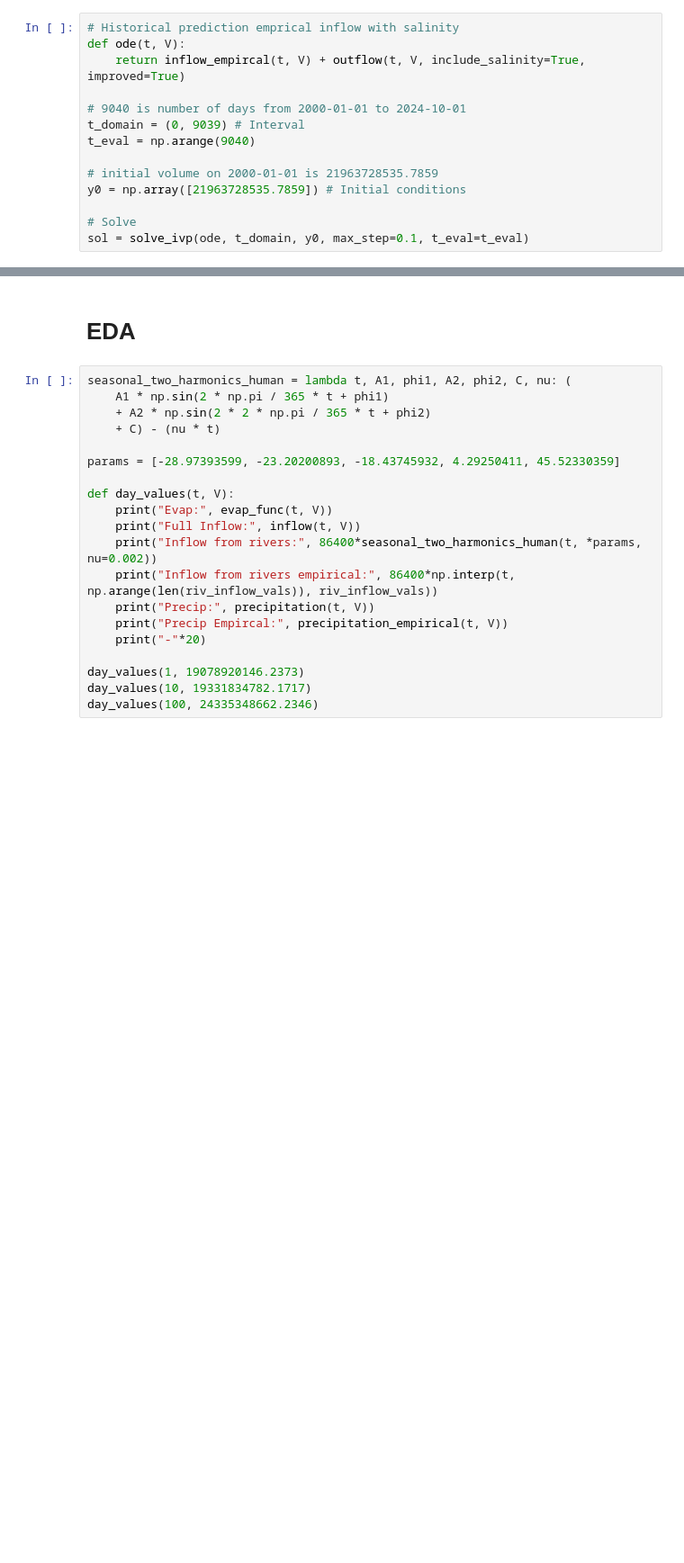
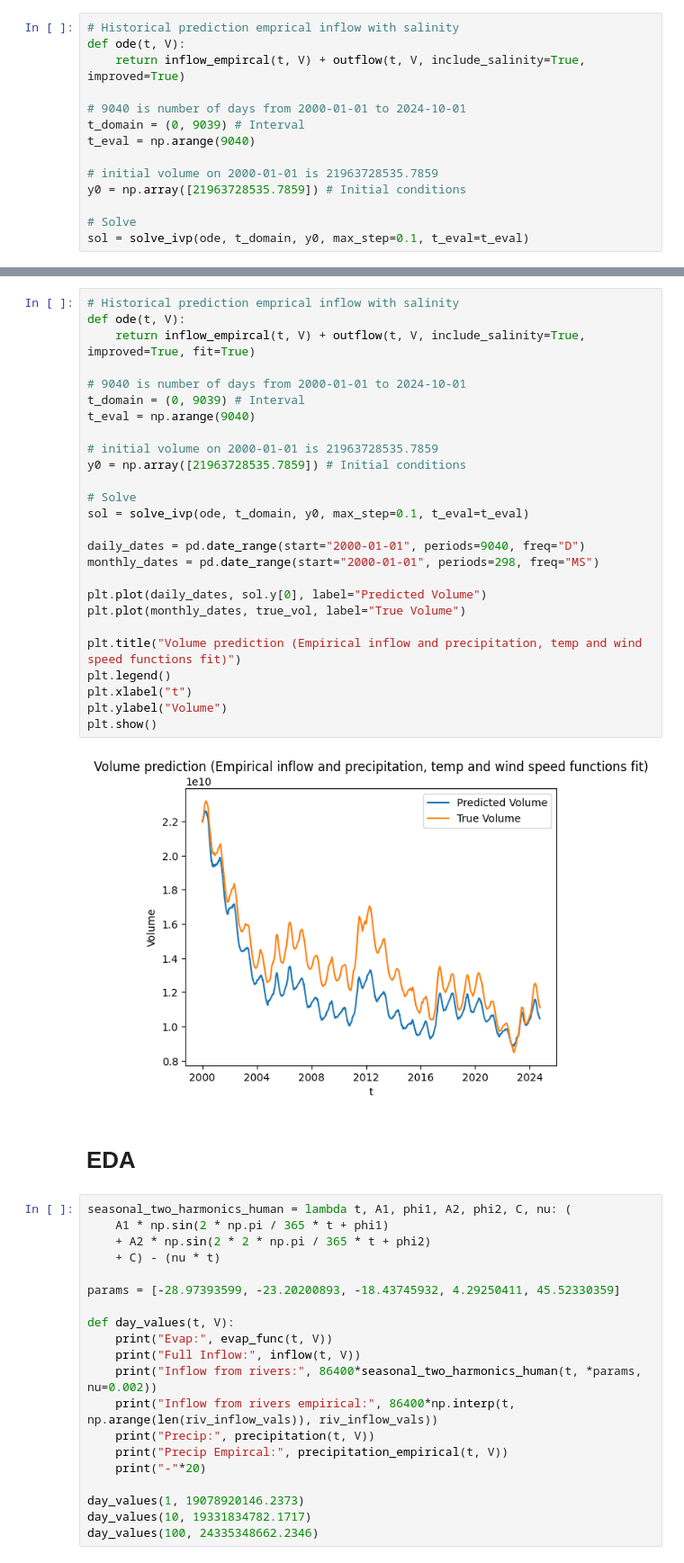
Before and after one commit to danilomcmaster/GSLModel, a Jupyter notebook: main.ipynb, the cells around one changed output, grey strips where cells are left out. Shown at 90% size. Drawn from its saved outputs; the diff is of its cells as text; blank space fills up the shorter version.

```diff
--- a/main.ipynb
+++ b/main.ipynb
@@ -319,3 +327,31 @@ plt.show()
+# %%
+# Historical prediction emprical inflow with salinity
+def ode(t, V):
+    return inflow_empircal(t, V) + outflow(t, V, include_salinity=True, improved=True, fit=True)
+
+# 9040 is number of days from 2000-01-01 to 2024-10-01
+t_domain = (0, 9039) # Interval
+t_eval = np.arange(9040)
+
+# initial volume on 2000-01-01 is 21963728535.7859
+y0 = np.array([21963728535.7859]) # Initial conditions
+
+# Solve
+sol = solve_ivp(ode, t_domain, y0, max_step=0.1, t_eval=t_eval)
+
+daily_dates = pd.date_range(start="2000-01-01", periods=9040, freq="D")
+monthly_dates = pd.date_range(start="2000-01-01", periods=298, freq="MS")
+
+plt.plot(daily_dates, sol.y[0], label="Predicted Volume")
+plt.plot(monthly_dates, true_vol, label="True Volume")
+
+plt.title("Volume prediction (Empirical inflow and precipitation, temp and wind speed functions fit)")
+plt.legend()
+plt.xlabel("t")
+plt.ylabel("Volume")
+plt.show()
+# %% [output]
+[figure, added]
 # %% [markdown]
 # EDA
 # %%
```
Also changed, not shown: parts of 9 cells of this notebook, 5 other files.
